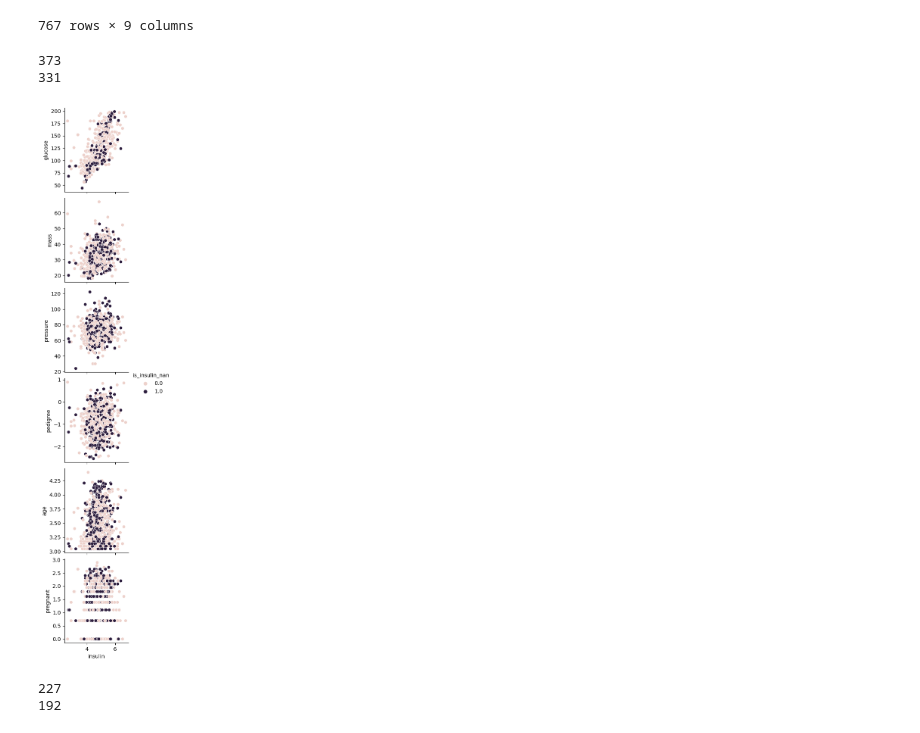
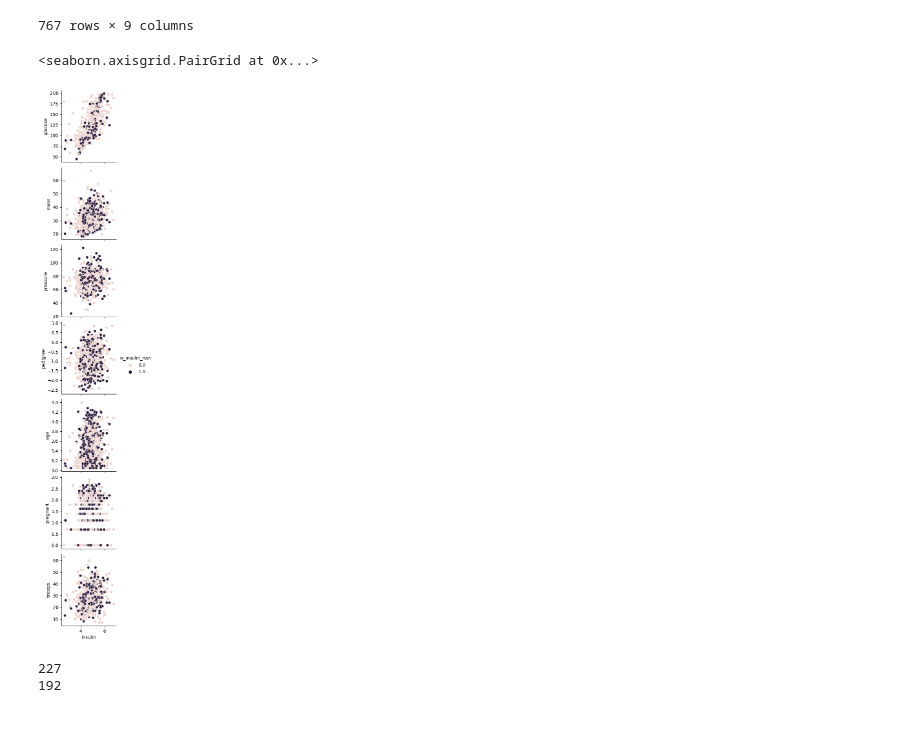
Before and after one commit to darthaydar/Data-Science-Project-Pima, a Jupyter notebook: pima_project.ipynb, the cells around one changed output. Drawn from its saved outputs; the diff is of its cells as text; code cells hidden in the pictures.

```diff
--- a/pima_project.ipynb
+++ b/pima_project.ipynb
@@ -127,27 +127,20 @@ df
 # %%
 #Graph imputed insulin values vs. non-imputed insulin values
 
 #filter out rows with NaN values for triceps, mass, pressure, and glucose
 i_data_log = data_log.copy()
 
-#i_data_log_filter = i_data_log.dropna(subset=['triceps'])
-i_data_log_filter = i_data_log.dropna(subset=['mass'])
-i_data_log_filter = i_data_log_filter.dropna(subset=['pressure'])
-i_data_log_filter = i_data_log_filter.dropna(subset=['glucose'])
+
 
 #setup a true/false for if the insulin value is NaN in transformed + filtered data
 i_df = df.copy()
-i_df['is_insulin_nan'] = i_data_log_filter['insulin'].isna()
+i_df['is_insulin_nan'] = i_data_log['insulin'].isna()
 
 #graph the rows that are imputed values for insulin in black, the rest of the data is orange.
-sns.pairplot(i_df, hue='is_insulin_nan', x_vars=['insulin'], y_vars=['glucose', 'mass', 'pressure', 'pedigree', 'age', 'pregnant'])
-
-print(data_log['insulin'].isna().sum())
-print(i_data_log_filter['insulin'].isna().sum())
+sns.pairplot(i_df, hue='is_insulin_nan', x_vars=['insulin'], y_vars=['glucose', 'mass', 'pressure', 'pedigree', 'age', 'pregnant','triceps'])
 # %% [output]
-373
-331
+<seaborn.axisgrid.PairGrid at 0x...>
-[figure, old version]
+[figure, new version]
 # %%
 #Graph imputed tricep values vs. non-imputed tricep values
 t_data_log = data_log.copy()
```
